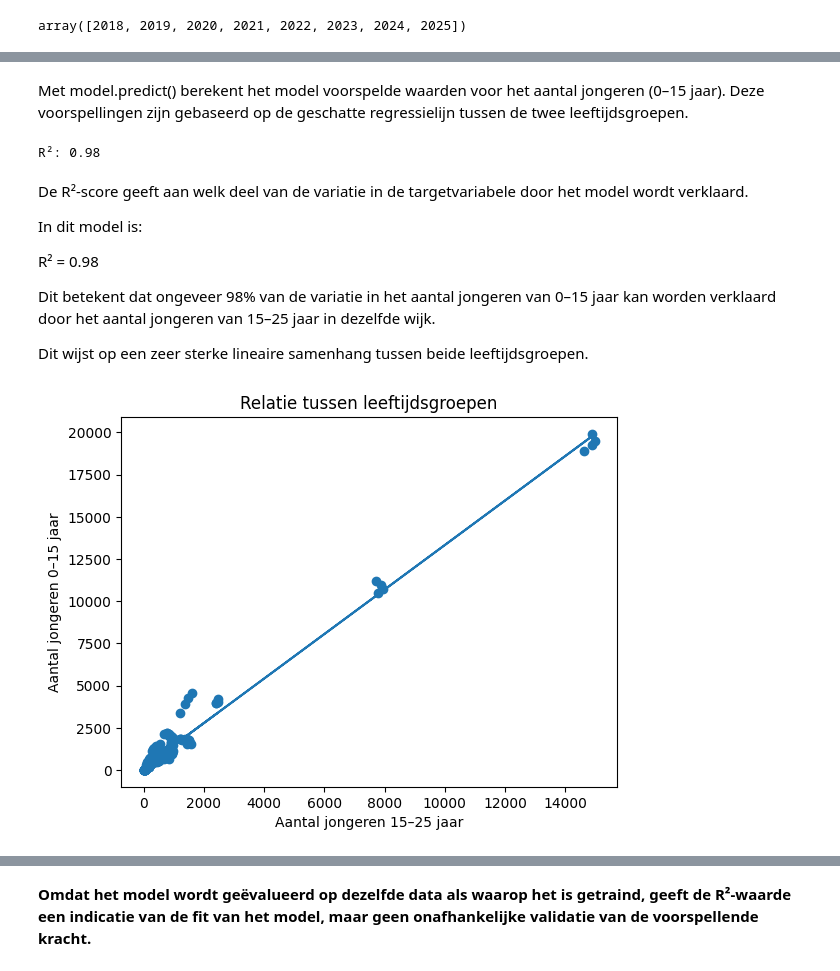
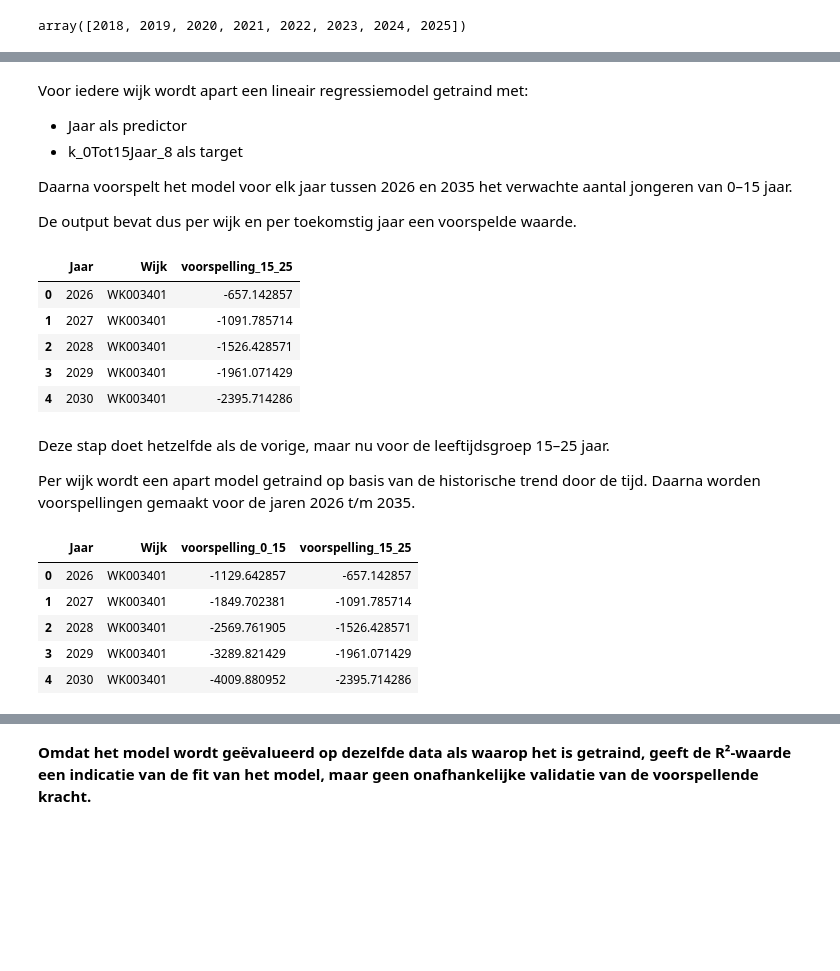
Before and after one commit to Ismael-991/almere-jeugd-voorspelling, a Jupyter notebook: notebooks/individual/Faysal_notebook.ipynb, the cells around one changed output, grey strips where cells are left out. Cells and saved outputs as stored; diff of their text form; code cells hidden in the pictures; blank space fills up the shorter version.

```diff
--- a/notebooks/individual/Faysal_notebook.ipynb
+++ b/notebooks/individual/Faysal_notebook.ipynb
@@ -718,33 +723,60 @@ array([3331.82096322, 3325.22679939, 3417.54509303, 3391.16843771,
 # %% [markdown]
-Met model.predict() berekent het model voorspelde waarden voor het aantal jongeren (0–15 jaar).
-Deze voorspellingen zijn gebaseerd op de geschatte regressielijn tussen de twee leeftijdsgroepen.
+Voor iedere wijk wordt apart een lineair regressiemodel getraind met:
+
+- Jaar als predictor
+- k_0Tot15Jaar_8 als target
+
+Daarna voorspelt het model voor elk jaar tussen 2026 en 2035 het verwachte aantal jongeren van 0–15 jaar.
+
+De output bevat dus per wijk en per toekomstig jaar een voorspelde waarde.
 # %%
-r2 = r2_score(y, y_pred)
+voorspellingen_15_25 = []
 
-print("R²:", round(r2, 3))
+for wijk in df["Wijk"].unique():
+    subset = df[df["Wijk"] == wijk].copy()
+
+    X = subset[["Jaar"]]
+    y = subset["k_15Tot25Jaar_9"]
+
+    model = LinearRegression()
+    model.fit(X, y)
+
+    y_future = model.predict(toekomstige_jaren)
+
+    df_future = toekomstige_jaren.copy()
+    df_future["Wijk"] = wijk
+    df_future["voorspelling_15_25"] = y_future
+
+    voorspellingen_15_25.append(df_future)
+
+df_voorspelling_15_25 = pd.concat(voorspellingen_15_25, ignore_index=True)
+
+df_voorspelling_15_25.head()
 # %% [output]
-R²: 0.98
+|  | Jaar | Wijk | voorspelling_15_25 |
+| 0 | 2026 | WK003401 | -657.142857 |
+| 1 | 2027 | WK003401 | -1091.785714 |
+| 2 | 2028 | WK003401 | -1526.428571 |
+| 3 | 2029 | WK003401 | -1961.071429 |
+| 4 | 2030 | WK003401 | -2395.714286 |
 # %% [markdown]
-De R²-score geeft aan welk deel van de variatie in de targetvariabele door het model wordt verklaard.
+Deze stap doet hetzelfde als de vorige, maar nu voor de leeftijdsgroep 15–25 jaar.
 
-In dit model is:
-
-R² = 0.98
-
-Dit betekent dat ongeveer 98% van de variatie in het aantal jongeren van 0–15 jaar kan worden verklaard door het aantal jongeren van 15–25 jaar in dezelfde wijk.
-
-Dit wijst op een zeer sterke lineaire samenhang tussen beide leeftijdsgroepen.
+Per wijk wordt een apart model getraind op basis van de historische trend door de tijd.
+Daarna worden voorspellingen gemaakt voor de jaren 2026 t/m 2035.
 # %%
-plt.scatter(X, y)
+df_voorspelling = df_voorspelling_0_15.merge(
+    df_voorspelling_15_25,
+    on=["Wijk", "Jaar"],
+    how="inner"
+)
 
-plt.plot(X, y_pred)
-
-plt.xlabel("Aantal jongeren 15–25 jaar")
-plt.ylabel("Aantal jongeren 0–15 jaar")
-
-plt.title("Relatie tussen leeftijdsgroepen")
-
-plt.show()
+df_voorspelling.head()
 # %% [output]
-[figure, removed]
+|  | Jaar | Wijk | voorspelling_0_15 | voorspelling_15_25 |
+| 0 | 2026 | WK003401 | -1129.642857 | -657.142857 |
+| 1 | 2027 | WK003401 | -1849.702381 | -1091.785714 |
+| 2 | 2028 | WK003401 | -2569.761905 | -1526.428571 |
+| 3 | 2029 | WK003401 | -3289.821429 | -1961.071429 |
+| 4 | 2030 | WK003401 | -4009.880952 | -2395.714286 |
 # %% [markdown]
```
Also changed, not shown: parts of 15 cells of this notebook, 1 other file.
